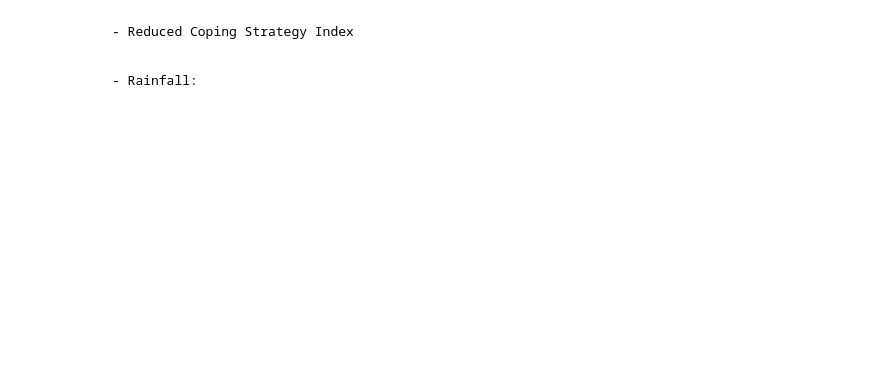
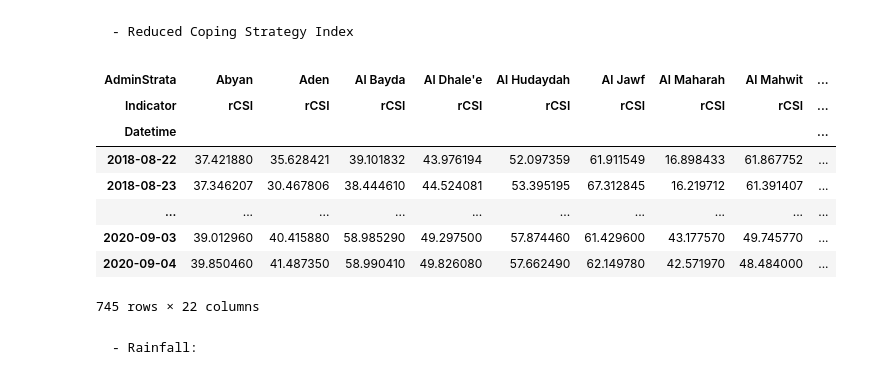
Before and after one commit to pietro-foini/ISI-WFP, a Jupyter notebook: project/Dataset time-series/Yemen.ipynb, the cells around one changed output. Cells and saved outputs as stored; diff of their text form; code cells hidden in the pictures; blank space fills up the shorter version.

```diff
--- a/project/Dataset time-series/Yemen.ipynb
+++ b/project/Dataset time-series/Yemen.ipynb
@@ -37,6 +50,18 @@ rcsi.index.name = "Datetime"
 rcsi.index = pd.to_datetime(rcsi.index)
 freq = "D"
 rcsi.index.freq = freq
+# %%
+rcsi
+# %% [output]
+| AdminStrata | Abyan | Aden | Al Bayda | Al Dhale'e | Al Hudaydah | Al Jawf | Al Maharah | Al Mahwit | ... |
+| Indicator | rCSI | rCSI | rCSI | rCSI | rCSI | rCSI | rCSI | rCSI | ... |
+| Datetime |  |  |  |  |  |  |  |  | ... |
+| 2018-08-22 | 37.421880 | 35.628421 | 39.101832 | 43.976194 | 52.097359 | 61.911549 | 16.898433 | 61.867752 | ... |
+| 2018-08-23 | 37.346207 | 30.467806 | 38.444610 | 44.524081 | 53.395195 | 67.312845 | 16.219712 | 61.391407 | ... |
+| ... | ... | ... | ... | ... | ... | ... | ... | ... | ... |
+| 2020-09-03 | 39.012960 | 40.415880 | 58.985290 | 49.297500 | 57.874460 | 61.429600 | 43.177570 | 49.745770 | ... |
+| 2020-09-04 | 39.850460 | 41.487350 | 58.990410 | 49.826080 | 57.662490 | 62.149780 | 42.571970 | 48.484000 | ... |
+745 rows × 22 columns
 # %% [markdown]
     - Rainfall:
 # %%
```
Also changed, not shown: parts of 49 cells of this notebook, 14 other files.
